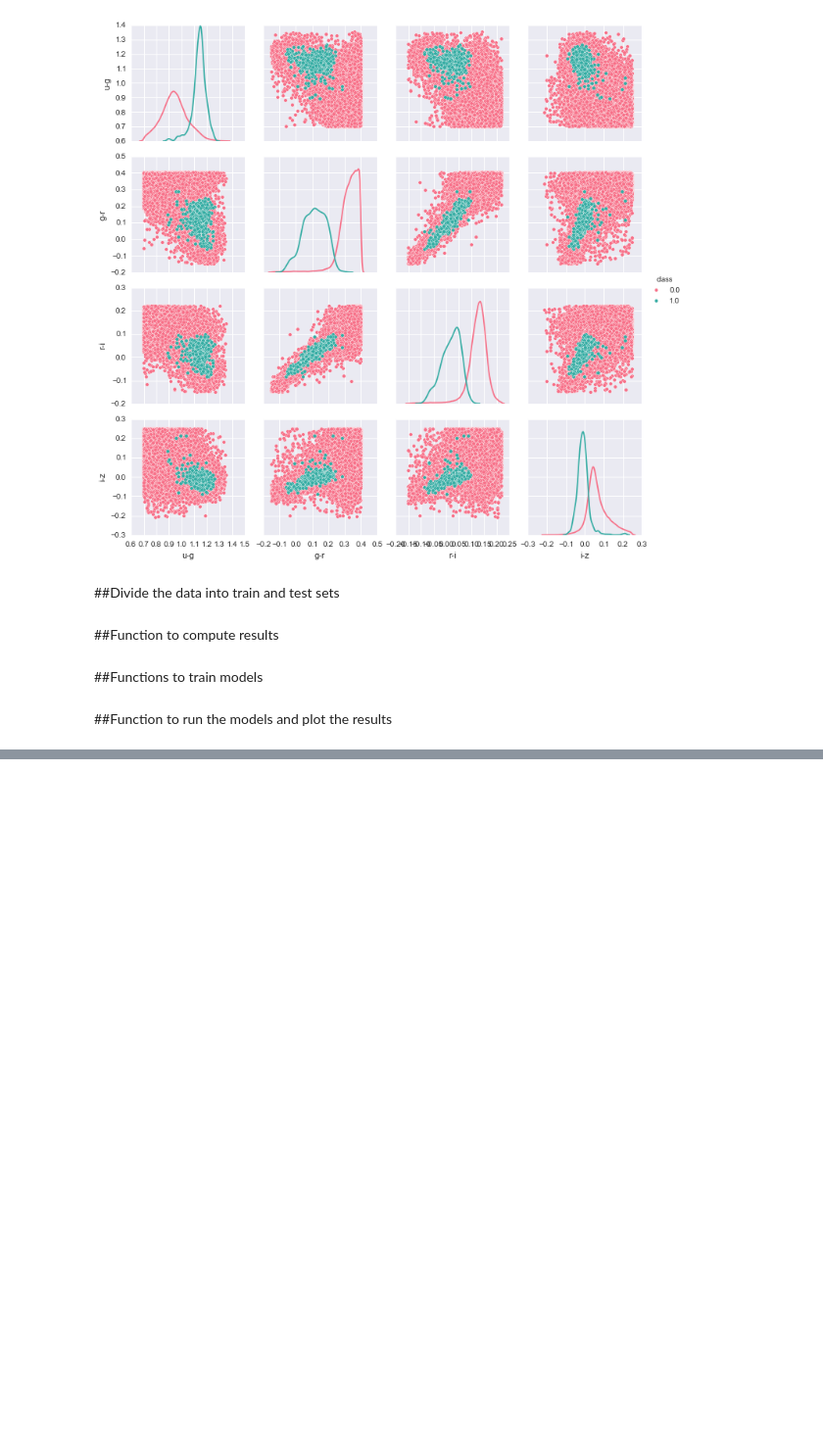
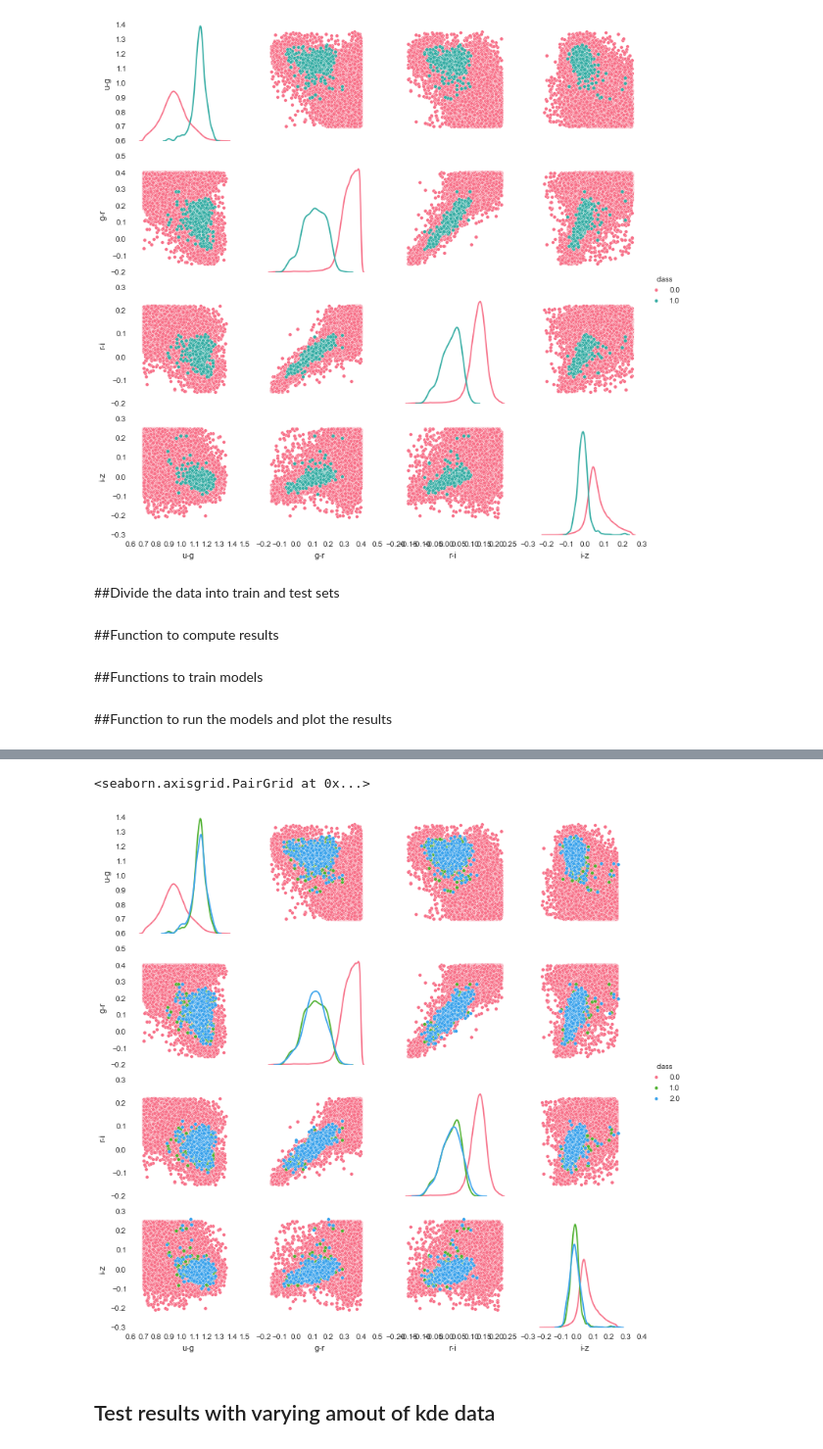
Before and after one commit to NobleKennamer/astro_porject, a Jupyter notebook: RR_Lyrae.ipynb, the cells around one changed output, grey strips where cells are left out. Shown at 98% size. Saved outputs shown, nothing was run; the diff lists cells and outputs as text; code cells hidden in the pictures; blank space fills up the shorter version.

```diff
--- a/RR_Lyrae.ipynb
+++ b/RR_Lyrae.ipynb
@@ -176,0 +214,9 @@ Random Forest   0.677419  0.338710  0.451613  0.668923  0.995620
+# %%
+new_data_stack = np.vstack([stacked, sampled_rr_class])
+new_data_df = pd.DataFrame(new_data_stack, columns=col_names)
+sns.pairplot(new_data_df, hue='class', vars=col_names[:-1], diag_kind="kde", palette='husl')
+# %% [output]
+<seaborn.axisgrid.PairGrid at 0x...>
+[figure, added]
+# %% [markdown]
+## Test results with varying amout of kde data
```
Also changed, not shown: parts of 18 cells of this notebook.
